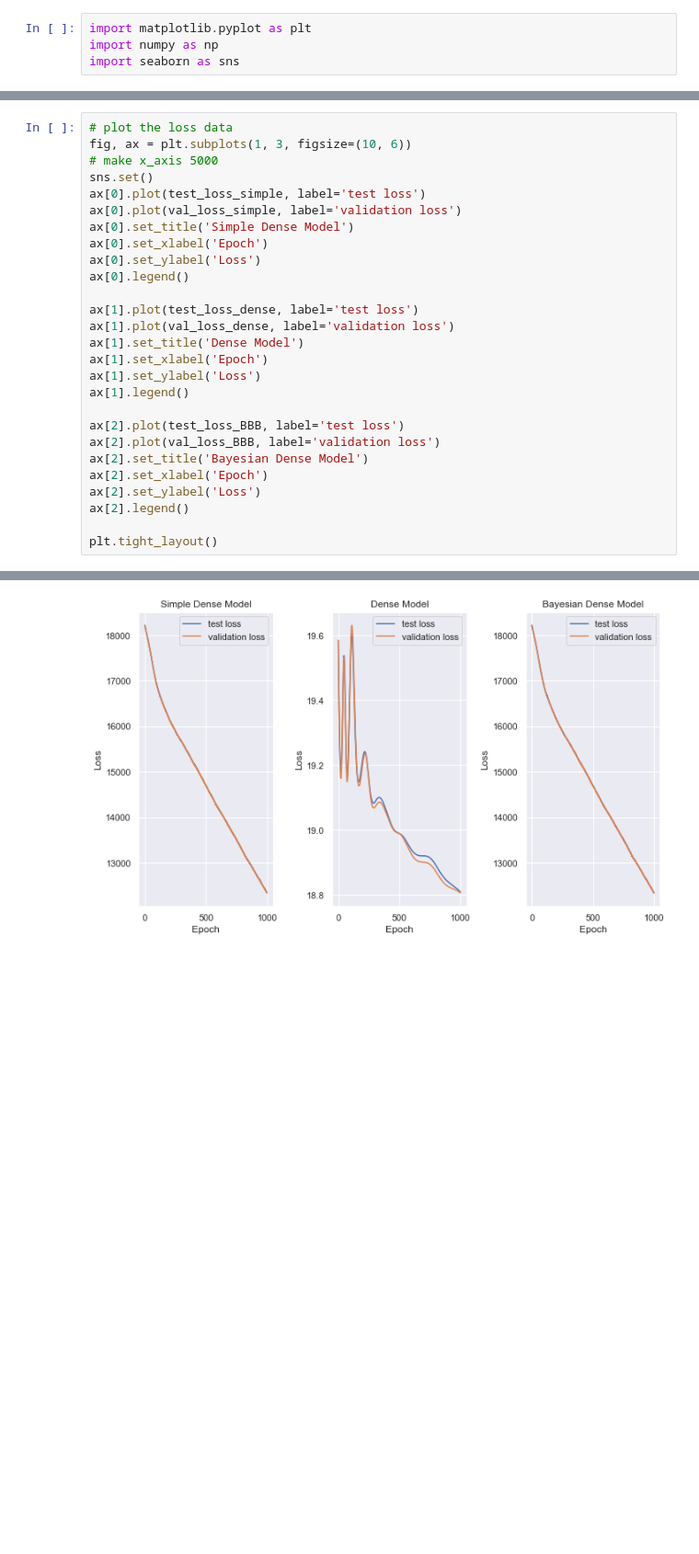
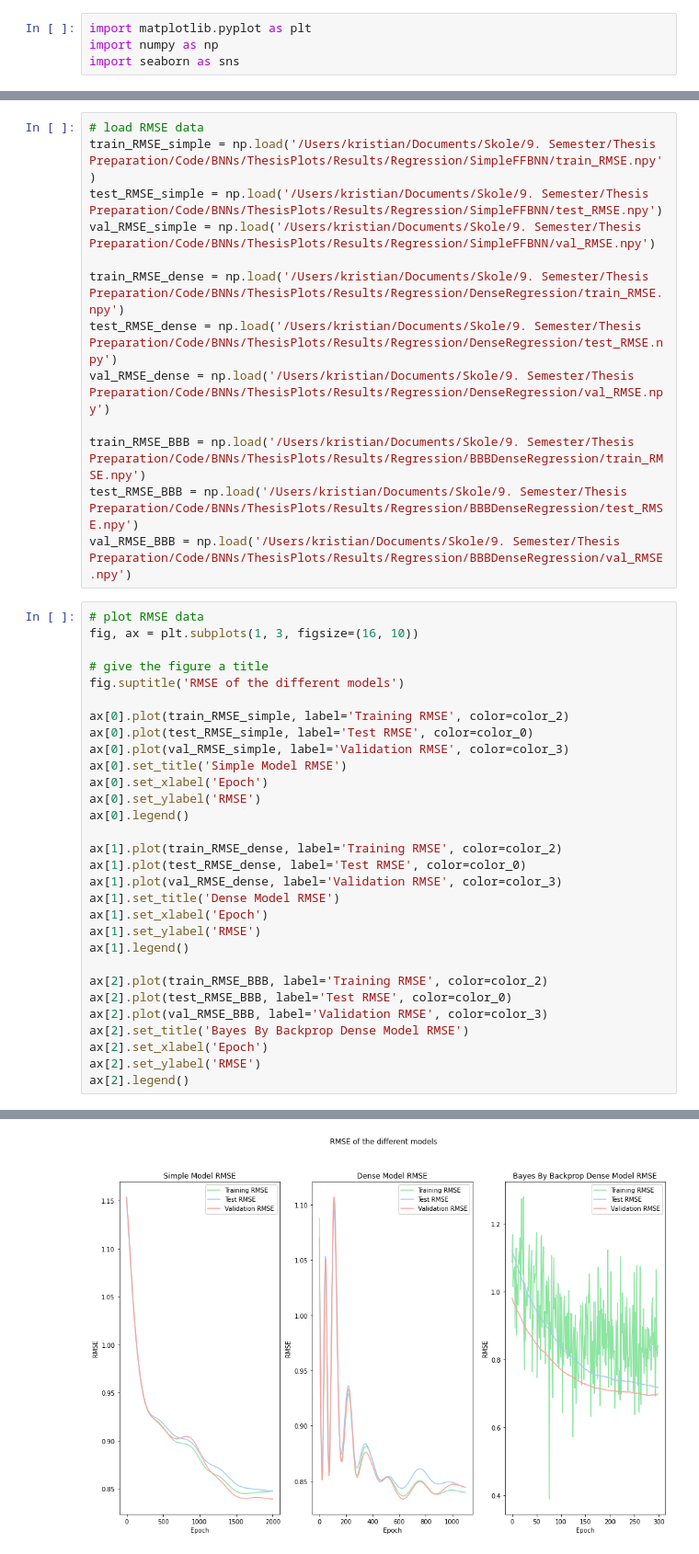
Before and after one commit to kristianseverin/BNNs, a Jupyter notebook: ThesisPlots/Results/Regression/RegressionPlots.ipynb, the cells around one changed output, grey strips where cells are left out. Shown: that part at 92% size. Saved outputs shown, nothing was run; the diff lists cells and outputs as text; blank space fills up the shorter version.

Commit message:
updated metrics and visualization

```diff
--- a/ThesisPlots/Results/Regression/RegressionPlots.ipynb
+++ b/ThesisPlots/Results/Regression/RegressionPlots.ipynb
@@ -18,28 +128,44 @@ val_loss_BBB = np.load('/Users/kristian/Documents/Skole/9. Semester/Thesis Prepa
+# %%
+# load RMSE data
+train_RMSE_simple = np.load('/Users/kristian/Documents/Skole/9. Semester/Thesis Preparation/Code/BNNs/ThesisPlots/Results/Regression/SimpleFFBNN/train_RMSE.npy')
+test_RMSE_simple = np.load('/Users/kristian/Documents/Skole/9. Semester/Thesis Preparation/Code/BNNs/ThesisPlots/Results/Regression/SimpleFFBNN/test_RMSE.npy')
+val_RMSE_simple = np.load('/Users/kristian/Documents/Skole/9. Semester/Thesis Preparation/Code/BNNs/ThesisPlots/Results/Regression/SimpleFFBNN/val_RMSE.npy')
+
+train_RMSE_dense = np.load('/Users/kristian/Documents/Skole/9. Semester/Thesis Preparation/Code/BNNs/ThesisPlots/Results/Regression/DenseRegression/train_RMSE.npy')
+test_RMSE_dense = np.load('/Users/kristian/Documents/Skole/9. Semester/Thesis Preparation/Code/BNNs/ThesisPlots/Results/Regression/DenseRegression/test_RMSE.npy')
+val_RMSE_dense = np.load('/Users/kristian/Documents/Skole/9. Semester/Thesis Preparation/Code/BNNs/ThesisPlots/Results/Regression/DenseRegression/val_RMSE.npy')
+
+train_RMSE_BBB = np.load('/Users/kristian/Documents/Skole/9. Semester/Thesis Preparation/Code/BNNs/ThesisPlots/Results/Regression/BBBDenseRegression/train_RMSE.npy')
+test_RMSE_BBB = np.load('/Users/kristian/Documents/Skole/9. Semester/Thesis Preparation/Code/BNNs/ThesisPlots/Results/Regression/BBBDenseRegression/test_RMSE.npy')
+val_RMSE_BBB = np.load('/Users/kristian/Documents/Skole/9. Semester/Thesis Preparation/Code/BNNs/ThesisPlots/Results/Regression/BBBDenseRegression/val_RMSE.npy')
 # %%
-# plot the loss data
-fig, ax = plt.subplots(1, 3, figsize=(10, 6))
-# make x_axis 5000
-sns.set()
-ax[0].plot(test_loss_simple, label='test loss')
-ax[0].plot(val_loss_simple, label='validation loss')
-ax[0].set_title('Simple Dense Model')
+# plot RMSE data
+fig, ax = plt.subplots(1, 3, figsize=(16, 10))
+
+# give the figure a title
+fig.suptitle('RMSE of the different models')
+
+ax[0].plot(train_RMSE_simple, label='Training RMSE', color=color_2)
+ax[0].plot(test_RMSE_simple, label='Test RMSE', color=color_0)
+ax[0].plot(val_RMSE_simple, label='Validation RMSE', color=color_3)
+ax[0].set_title('Simple Model RMSE')
 ax[0].set_xlabel('Epoch')
-ax[0].set_ylabel('Loss')
+ax[0].set_ylabel('RMSE')
 ax[0].legend()
 
-ax[1].plot(test_loss_dense, label='test loss')
-ax[1].plot(val_loss_dense, label='validation loss')
-ax[1].set_title('Dense Model')
+ax[1].plot(train_RMSE_dense, label='Training RMSE', color=color_2)
+ax[1].plot(test_RMSE_dense, label='Test RMSE', color=color_0)
+ax[1].plot(val_RMSE_dense, label='Validation RMSE', color=color_3)
+ax[1].set_title('Dense Model RMSE')
 ax[1].set_xlabel('Epoch')
-ax[1].set_ylabel('Loss')
+ax[1].set_ylabel('RMSE')
 ax[1].legend()
 
-ax[2].plot(test_loss_BBB, label='test loss')
-ax[2].plot(val_loss_BBB, label='validation loss')
-ax[2].set_title('Bayesian Dense Model')
+ax[2].plot(train_RMSE_BBB, label='Training RMSE', color=color_2)
+ax[2].plot(test_RMSE_BBB, label='Test RMSE', color=color_0)
+ax[2].plot(val_RMSE_BBB, label='Validation RMSE', color=color_3)
+ax[2].set_title('Bayes By Backprop Dense Model RMSE')
 ax[2].set_xlabel('Epoch')
-ax[2].set_ylabel('Loss')
+ax[2].set_ylabel('RMSE')
 ax[2].legend()
-
-plt.tight_layout()
 # %% [output]
@@ -46 +173 @@ plt.tight_layout()
-[figure, old version]
+[figure, new version]
```
Also changed, not shown: parts of 10 cells of this notebook, 26 other files.
